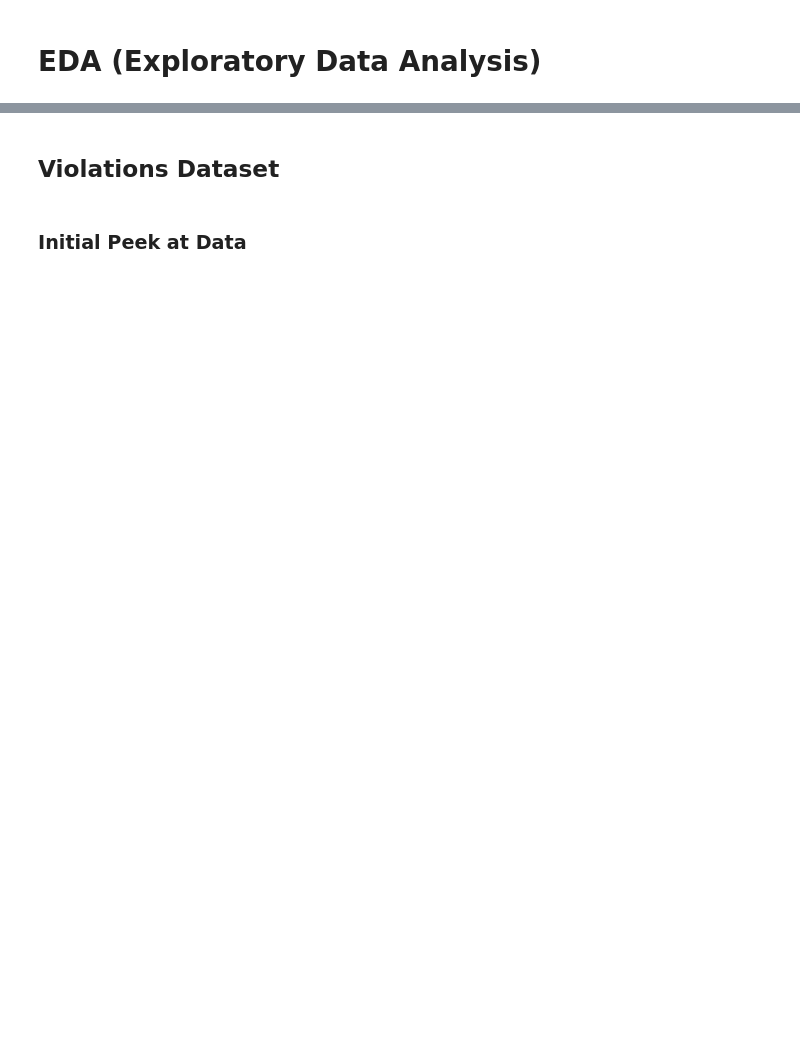
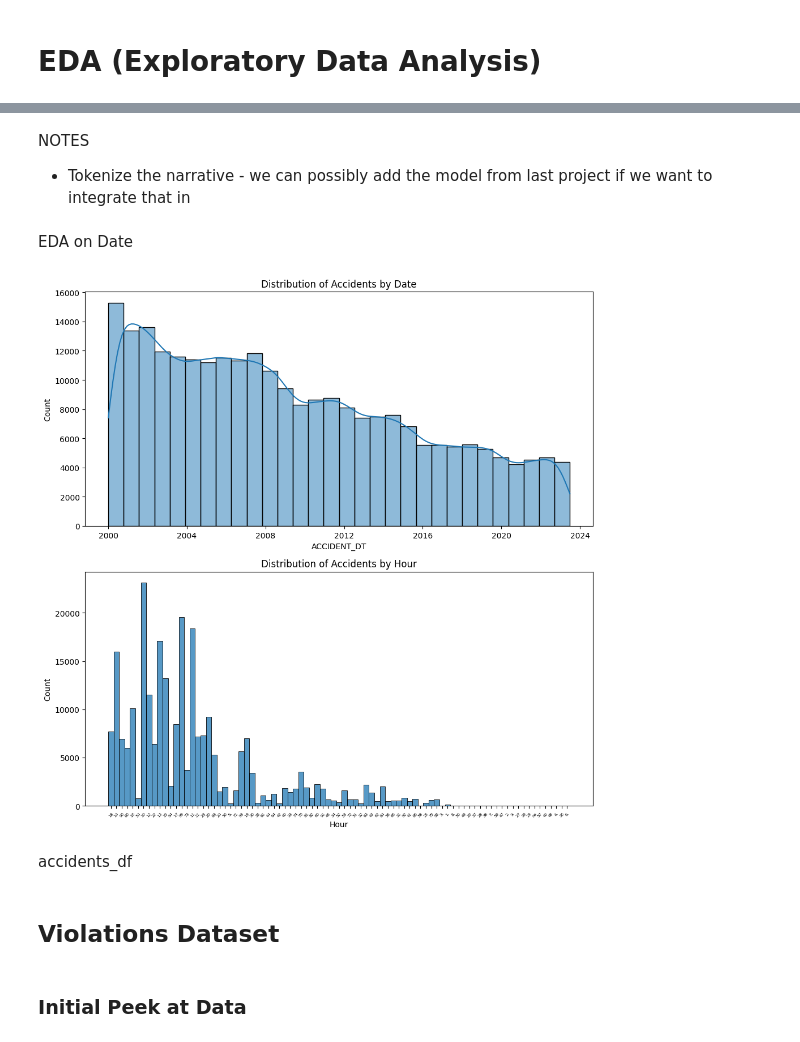
Before and after one commit to hdavis-sandiego/ADS-capstone, a Jupyter notebook: Capstone - Load and EDA.ipynb, the cells around one changed output, grey strips where cells are left out. Cells and saved outputs as stored; diff of their text form; code cells hidden in the pictures; blank space fills up the shorter version.

```diff
--- a/Capstone - Load and EDA.ipynb
+++ b/Capstone - Load and EDA.ipynb
@@ -100,2 +165,4 @@ mines = pd.read_csv('Mines.txt', sep= '|', encoding = 'latin-1')
+# %%
+accidents = pd.read_csv('Accidents.txt', sep= '|', encoding = 'latin-1')
 # %% [markdown]
 # EDA (Exploratory Data Analysis)
@@ -101,0 +270,52 @@ mines = pd.read_csv('Mines.txt', sep= '|', encoding = 'latin-1')
+# %%
+# Fill in missing values
+accidents  = accidents.replace('?', np.nan)
+# %% [markdown]
+NOTES
+- Tokenize the narrative - we can possibly add the model from last project if we want to integrate that in
+# %%
+# Subset of accidents
+
+accidents_df = accidents[['MINE_ID', 'CONTROLLER_ID','ACCIDENT_DT','ACCIDENT_TYPE', 'ACCIDENT_TIME', 'NO_INJURIES','NARRATIVE']]
+
+#accidents_df = accidents.copy()
+# %% [markdown]
+EDA on Date
+# %%
+warnings.filterwarnings("ignore")
+
+with warnings.catch_warnings():
+    # Convert 'ACCIDENT_DT' to datetime format
+    # ** If I use the format that the warning is suggesting then the dtype does not change --> accidents_df.loc[:,'ACCIDENT_DT'] =
+    accidents_df['ACCIDENT_DT'] = pd.to_datetime(accidents_df['ACCIDENT_DT'], format='%m/%d/%Y')
+
+    # Extract month and year from 'ACCIDENT_DT'
+    accidents_df.loc[:, 'Month'] = accidents_df['ACCIDENT_DT'].dt.month
+    accidents_df.loc[:, 'Year'] = accidents_df['ACCIDENT_DT'].dt.year
+
+    # Convert 'ACCIDENT_TIME' to string format and extract hour and minute
+    accidents_df.loc[:, 'ACCIDENT_TIME'] = accidents_df['ACCIDENT_TIME'].astype(str)
+    accidents_df.loc[:, 'Hour'] = accidents_df['ACCIDENT_TIME'].str[:2]
+    accidents_df.loc[:, 'Minute'] = accidents_df['ACCIDENT_TIME'].str[2:]
+
+# Perform EDA on 'ACCIDENT_DT' and 'ACCIDENT_TIME'
+plt.figure(figsize=(10, 10))
+
+# EDA for 'ACCIDENT_DT'
+plt.subplot(2, 1, 1)
+sns.histplot(data=accidents_df, x='ACCIDENT_DT', bins=30, kde=True)
+plt.title('Distribution of Accidents by Date')
+
+# EDA for 'ACCIDENT_TIME'
+plt.subplot(2, 1, 2)
+sns.histplot(data=accidents_df, x='Hour', bins=24)
+plt.title('Distribution of Accidents by Hour')
+plt.xticks(rotation=45, fontsize=5)
+
+plt.tight_layout()
+
+plt.show()
+# %% [output]
+[figure, added]
+# %% [markdown]
+accidents_df
```
Also changed, not shown: parts of 18 cells of this notebook.
